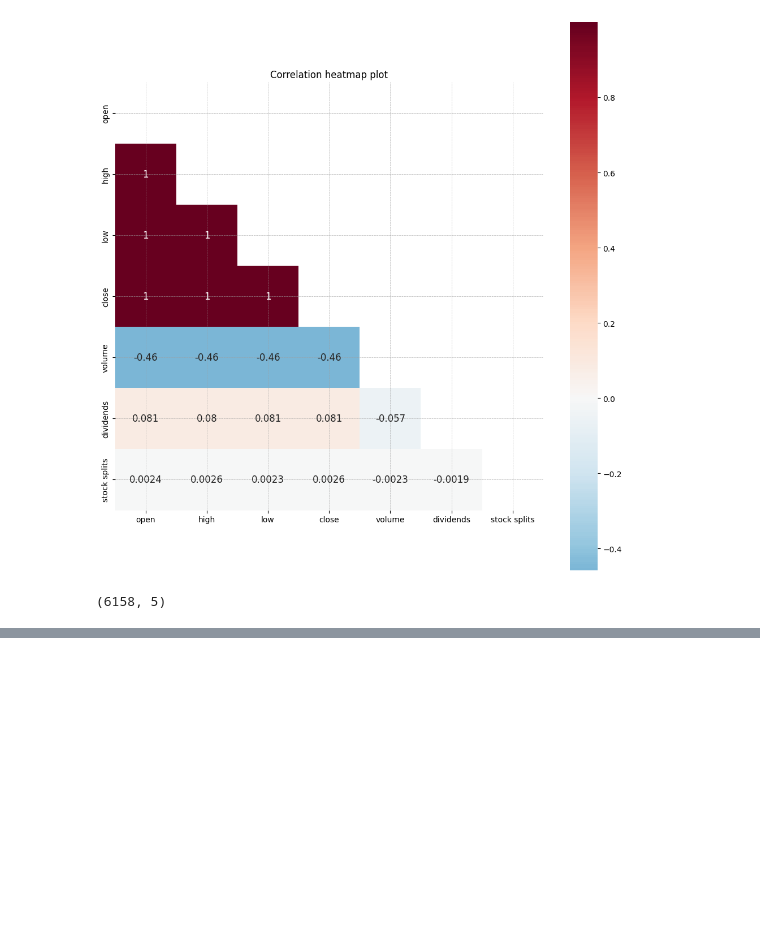
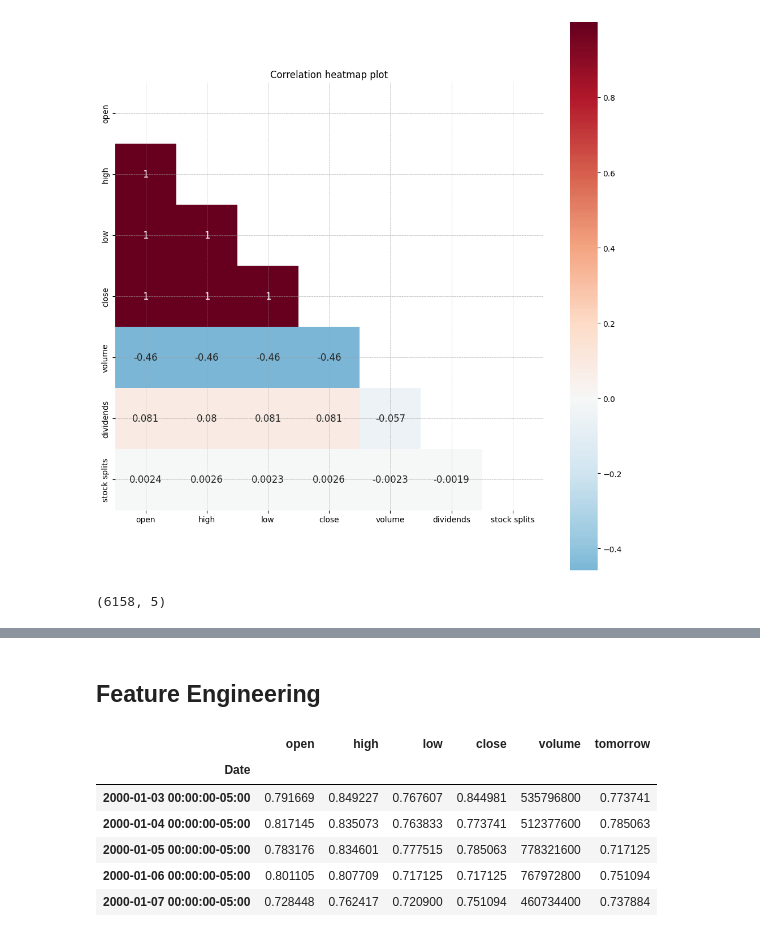
Before and after one commit to Asifdotexe/StoDir, a Jupyter notebook: code/stock-price-prediction.ipynb, the cells around one changed output, grey strips where cells are left out. Drawn from its saved outputs; the diff is of its cells as text; code cells hidden in the pictures; blank space fills up the shorter version.

```diff
--- a/code/stock-price-prediction.ipynb
+++ b/code/stock-price-prediction.ipynb
@@ -139,0 +140,14 @@ df.sample(5)
+# %% [markdown]
+## Feature Engineering
+# %%
+# creating a column that stores the value of the closing price of the next day
+df['tomorrow'] = df['close'].shift(-1)
+df.head()
+# %% [output]
+|  | open | high | low | close | volume | tomorrow |
+| Date |  |  |  |  |  |  |
+| 2000-01-03 00:00:00-05:00 | 0.791669 | 0.849227 | 0.767607 | 0.844981 | 535796800 | 0.773741 |
+| 2000-01-04 00:00:00-05:00 | 0.817145 | 0.835073 | 0.763833 | 0.773741 | 512377600 | 0.785063 |
+| 2000-01-05 00:00:00-05:00 | 0.783176 | 0.834601 | 0.777515 | 0.785063 | 778321600 | 0.717125 |
+| 2000-01-06 00:00:00-05:00 | 0.801105 | 0.807709 | 0.717125 | 0.717125 | 767972800 | 0.751094 |
+| 2000-01-07 00:00:00-05:00 | 0.728448 | 0.762417 | 0.720900 | 0.751094 | 460734400 | 0.737884 |
```
Also changed, not shown: parts of 7 cells of this notebook.
